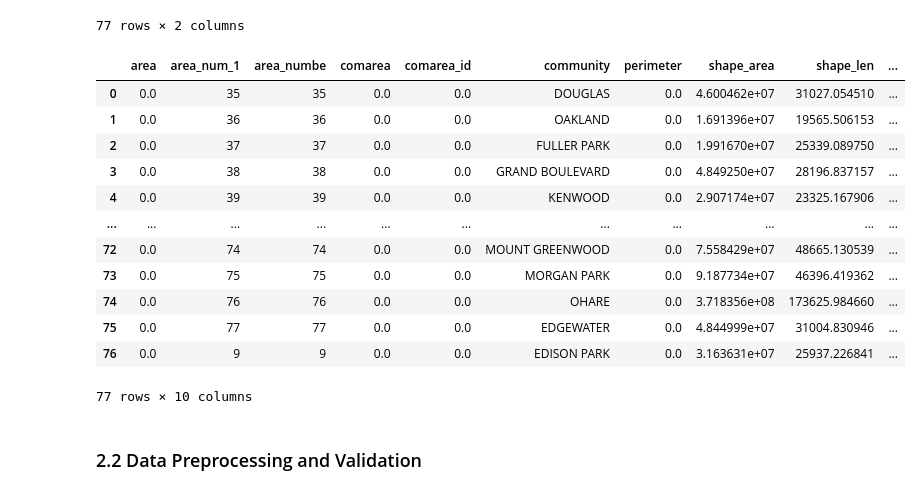
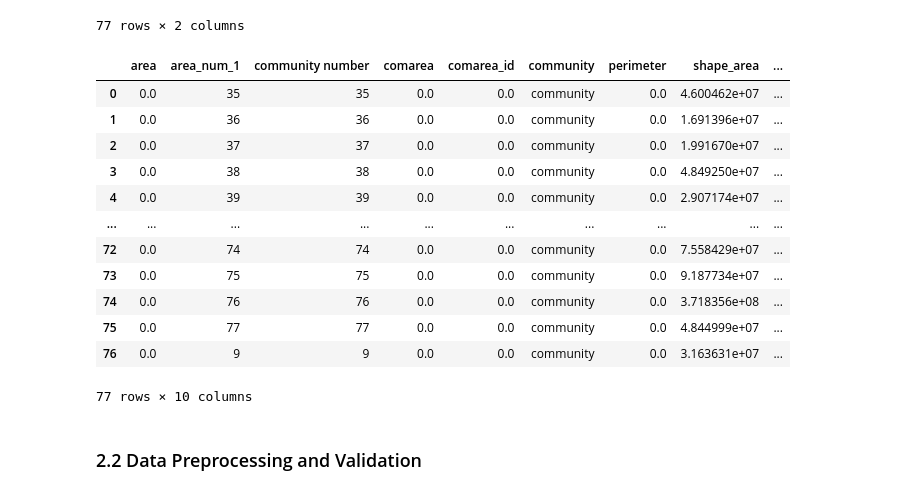
Before and after one commit to NijunJiang/CASA_CW, a Jupyter notebook: coursework.ipynb, the cells around one changed output. Cells and saved outputs as stored; diff of their text form; code cells hidden in the pictures.

```diff
--- a/coursework.ipynb
+++ b/coursework.ipynb
@@ -82,20 +84,23 @@ chicago_community_pop
 | 76 | 77 | 56296 |
 77 rows × 2 columns
 # %%
+community_type = ["community"] * len(chicago_community.index)
+chicago_community["community"] = community_type
+chicago_community = chicago_community.rename(columns={"area_numbe": "community number"})
 chicago_community
 # %% [output]
-|  | area | area_num_1 | area_numbe | comarea | comarea_id | community | perimeter | shape_area | shape_len | ... |
-| 0 | 0.0 | 35 | 35 | 0.0 | 0.0 | DOUGLAS | 0.0 | 4.600462e+07 | 31027.054510 | ... |
-| 1 | 0.0 | 36 | 36 | 0.0 | 0.0 | OAKLAND | 0.0 | 1.691396e+07 | 19565.506153 | ... |
-| 2 | 0.0 | 37 | 37 | 0.0 | 0.0 | FULLER PARK | 0.0 | 1.991670e+07 | 25339.089750 | ... |
-| 3 | 0.0 | 38 | 38 | 0.0 | 0.0 | GRAND BOULEVARD | 0.0 | 4.849250e+07 | 28196.837157 | ... |
-| 4 | 0.0 | 39 | 39 | 0.0 | 0.0 | KENWOOD | 0.0 | 2.907174e+07 | 23325.167906 | ... |
-| ... | ... | ... | ... | ... | ... | ... | ... | ... | ... | ... |
-| 72 | 0.0 | 74 | 74 | 0.0 | 0.0 | MOUNT GREENWOOD | 0.0 | 7.558429e+07 | 48665.130539 | ... |
-| 73 | 0.0 | 75 | 75 | 0.0 | 0.0 | MORGAN PARK | 0.0 | 9.187734e+07 | 46396.419362 | ... |
-| 74 | 0.0 | 76 | 76 | 0.0 | 0.0 | OHARE | 0.0 | 3.718356e+08 | 173625.984660 | ... |
-| 75 | 0.0 | 77 | 77 | 0.0 | 0.0 | EDGEWATER | 0.0 | 4.844999e+07 | 31004.830946 | ... |
-| 76 | 0.0 | 9 | 9 | 0.0 | 0.0 | EDISON PARK | 0.0 | 3.163631e+07 | 25937.226841 | ... |
+|  | area | area_num_1 | community number | comarea | comarea_id | community | perimeter | shape_area | ... |
+| 0 | 0.0 | 35 | 35 | 0.0 | 0.0 | community | 0.0 | 4.600462e+07 | ... |
+| 1 | 0.0 | 36 | 36 | 0.0 | 0.0 | community | 0.0 | 1.691396e+07 | ... |
+| 2 | 0.0 | 37 | 37 | 0.0 | 0.0 | community | 0.0 | 1.991670e+07 | ... |
+| 3 | 0.0 | 38 | 38 | 0.0 | 0.0 | community | 0.0 | 4.849250e+07 | ... |
+| 4 | 0.0 | 39 | 39 | 0.0 | 0.0 | community | 0.0 | 2.907174e+07 | ... |
+| ... | ... | ... | ... | ... | ... | ... | ... | ... | ... |
+| 72 | 0.0 | 74 | 74 | 0.0 | 0.0 | community | 0.0 | 7.558429e+07 | ... |
+| 73 | 0.0 | 75 | 75 | 0.0 | 0.0 | community | 0.0 | 9.187734e+07 | ... |
+| 74 | 0.0 | 76 | 76 | 0.0 | 0.0 | community | 0.0 | 3.718356e+08 | ... |
+| 75 | 0.0 | 77 | 77 | 0.0 | 0.0 | community | 0.0 | 4.844999e+07 | ... |
+| 76 | 0.0 | 9 | 9 | 0.0 | 0.0 | community | 0.0 | 3.163631e+07 | ... |
 77 rows × 10 columns
 # %% [markdown]
 ### 2.2 Data Preprocessing and Validation
```
Also changed, not shown: parts of 23 cells of this notebook.
